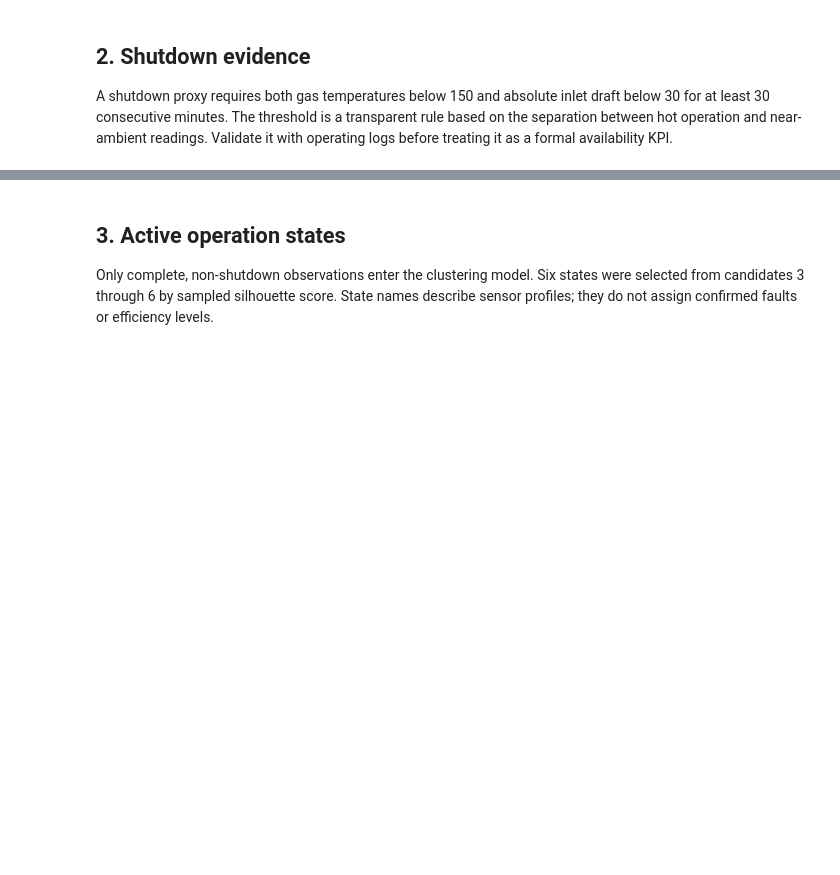
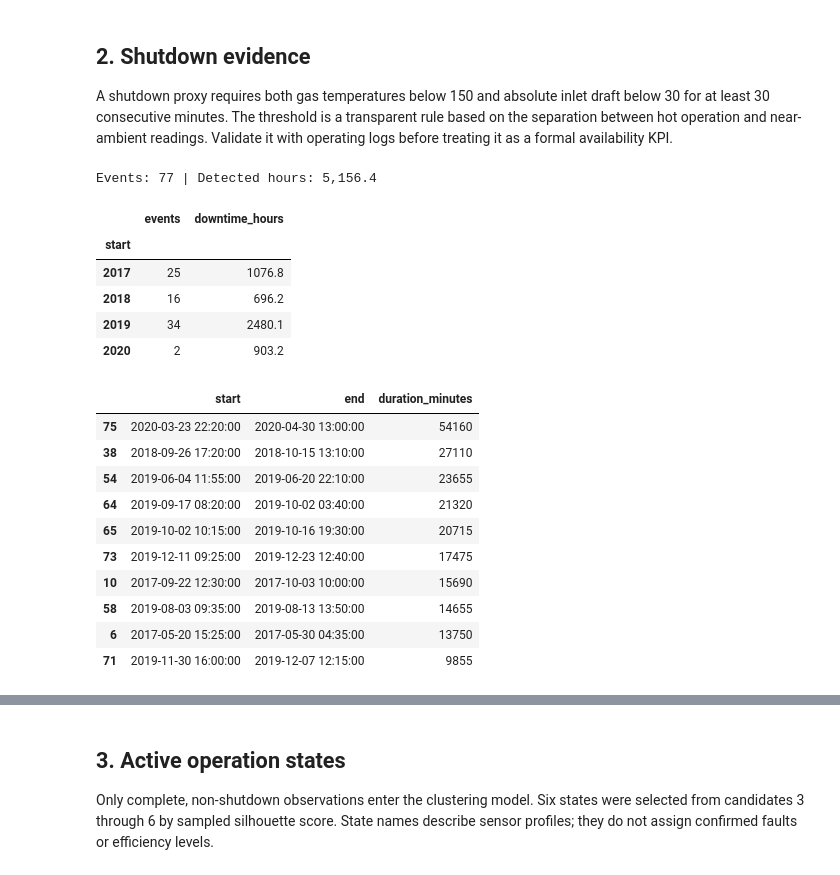
Before and after one commit to milantony05/cyclone-operations-lab, a Jupyter notebook: notebooks/task1_analysis.ipynb, the cells around one changed output, grey strips where cells are left out. Drawn from its saved outputs; the diff is of its cells as text; code cells hidden in the pictures; blank space fills up the shorter version.

```diff
--- a/notebooks/task1_analysis.ipynb
+++ b/notebooks/task1_analysis.ipynb
@@ -39,6 +66,30 @@ fig.colorbar(image, ax=ax); fig.tight_layout(); plt.show()
 A shutdown proxy requires both gas temperatures below 150 and absolute inlet draft below 30 for at least 30 consecutive minutes. The threshold is a transparent rule based on the separation between hot operation and near-ambient readings. Validate it with operating logs before treating it as a formal availability KPI.
 # %%
 shutdowns = pd.read_csv(ROOT / "Task1/shutdown_periods.csv", parse_dates=["start", "end"])
+candidate = (data["Cyclone_Inlet_Gas_Temp"] < 150) & (data["Cyclone_Gas_Outlet_Temp"] < 150) & (data["Cyclone_Inlet_Draft"].abs() < 30)
+recomputed = periods(candidate)
+recomputed = recomputed[recomputed.duration_minutes >= 30]
+assert len(recomputed) == len(shutdowns), "Saved events differ from the documented rule"
 print(f"Events: {len(shutdowns):,} | Detected hours: {shutdowns.duration_minutes.sum()/60:,.1f}")
+display(shutdowns.groupby(shutdowns.start.dt.year).agg(events=("start", "size"), downtime_hours=("duration_minutes", lambda x: x.sum()/60)).round(1))
 display(shutdowns.nlargest(10, "duration_minutes"))
-display(Markdown("![2018 sensor overview](Task1/plots/full_year.png)"))
+display(Markdown("![2018 sensor overview](../Task1/plots/full_year.png)"))
+# %% [output]
+Events: 77 | Detected hours: 5,156.4
+|  | events | downtime_hours |
+| start |  |  |
+| 2017 | 25 | 1076.8 |
+| 2018 | 16 | 696.2 |
+| 2019 | 34 | 2480.1 |
+| 2020 | 2 | 903.2 |
+|  | start | end | duration_minutes |
+| 75 | 2020-03-23 22:20:00 | 2020-04-30 13:00:00 | 54160 |
+| 38 | 2018-09-26 17:20:00 | 2018-10-15 13:10:00 | 27110 |
+| 54 | 2019-06-04 11:55:00 | 2019-06-20 22:10:00 | 23655 |
+| 64 | 2019-09-17 08:20:00 | 2019-10-02 03:40:00 | 21320 |
+| 65 | 2019-10-02 10:15:00 | 2019-10-16 19:30:00 | 20715 |
+| 73 | 2019-12-11 09:25:00 | 2019-12-23 12:40:00 | 17475 |
+| 10 | 2017-09-22 12:30:00 | 2017-10-03 10:00:00 | 15690 |
+| 58 | 2019-08-03 09:35:00 | 2019-08-13 13:50:00 | 14655 |
+| 6 | 2017-05-20 15:25:00 | 2017-05-30 04:35:00 | 13750 |
+| 71 | 2019-11-30 16:00:00 | 2019-12-07 12:15:00 | 9855 |
```
Also changed, not shown: parts of 7 cells of this notebook, 9 other files.
